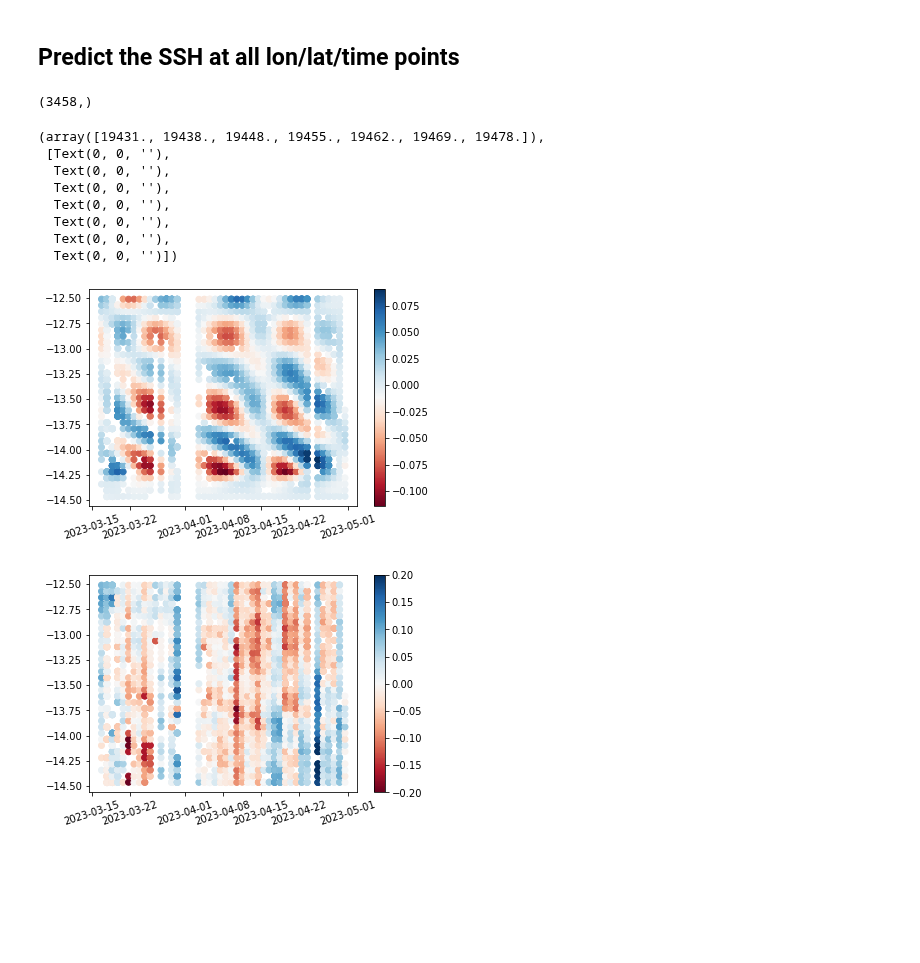
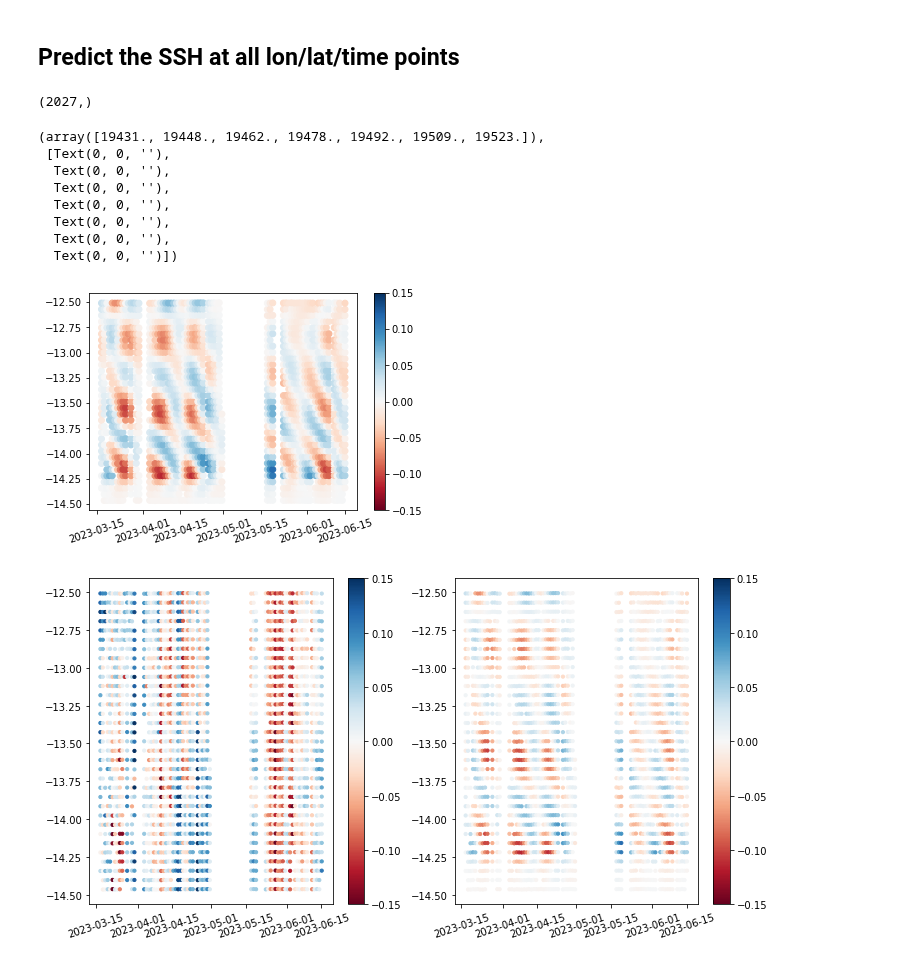
Before and after one commit to TIDE-ITRH/swot_adac_naust, a Jupyter notebook: NOTEBOOKS/extract_iwatlas_swot_path.ipynb, the cells around one changed output. Cells and saved outputs as stored; diff of their text form; code cells hidden in the pictures; blank space fills up the shorter version.

Commit message:
added a bunch of notebooks playing around w/ GPs and internal wave data

```diff
--- a/NOTEBOOKS/extract_iwatlas_swot_path.ipynb
+++ b/NOTEBOOKS/extract_iwatlas_swot_path.ipynb
@@ -39,7 +39,10 @@ Data variables: (12/15)
 # %%
 # Load the SWOT nadir points
 
-swot = xr.open_dataset('/data-obs/jupyter-ubuntu/SWOT/SWOT_nadir_BrowseBasin_MarApr2023.nc')
+# swot = xr.open_dataset('/data-obs/jupyter-ubuntu/SWOT/SWOT_nadir_BrowseBasin_MarApr2023.nc')
+# swot = xr.open_dataset('/data-obs/jupyter-ubuntu/SWOT/SWOT_nadir_BrowseBasin_MarJun2023.nc')
+swot = xr.open_dataset('/data-obs/jupyter-ubuntu/SWOT/SWOT_nadir_BrowseBasin_MarJun2023_v2.nc')
+
 swot
 # %% [output]
 <xarray.Dataset>
@@ -78,14 +72,14 @@ ssh_it.shape
 # ssh_it = sshdriver.predict_ssh(ssh, swot.longitude.values, swot.latitude.values, swot.time.values)
 # ssh_it
 # %% [output]
-(3458,)
+(2027,)
 # %%
 plt.figure()
-plt.scatter(swot.time, swot.latitude, c=ssh_it, cmap='RdBu')
+plt.scatter(swot.time, swot.latitude, c=ssh_it, cmap='RdBu', vmin=-0.15, vmax=0.15)
 plt.colorbar()
 plt.xticks(rotation=18)
 # %% [output]
-(array([19431., 19438., 19448., 19455., 19462., 19469., 19478.]),
+(array([19431., 19448., 19462., 19478., 19492., 19509., 19523.]),
  [Text(0, 0, ''),
   Text(0, 0, ''),
   Text(0, 0, ''),
@@ -93,12 +87,18 @@ plt.xticks(rotation=18)
   Text(0, 0, ''),
   Text(0, 0, ''),
   Text(0, 0, '')])
-[figure, old version]
+[figure, new version]
 # %%
-plt.figure()
+plt.figure(figsize=(12,6))
+ax1=plt.subplot(121)
 plt.scatter(swot.time, swot.latitude, \
-        c=swot.sla_unfiltered - swot.sla_unfiltered.mean(), cmap='RdBu', vmin=-0.2, vmax=0.2)
+        c=swot.sla_unfiltered - swot.sla_unfiltered.mean(), cmap='RdBu', vmin=-0.15, vmax=0.15,s=10)
 plt.colorbar()
 _=plt.xticks(rotation=18)
+
+ax1=plt.subplot(122)
+plt.scatter(swot.time, swot.latitude, c=ssh_it, cmap='RdBu', vmin=-0.15, vmax=0.15, s=10)
+plt.colorbar()
+_=plt.xticks(rotation=18)
 # %% [output]
-[figure, old version]
+[figure, new version]
```
Also changed, not shown: parts of 4 cells of this notebook, 10 other files.
